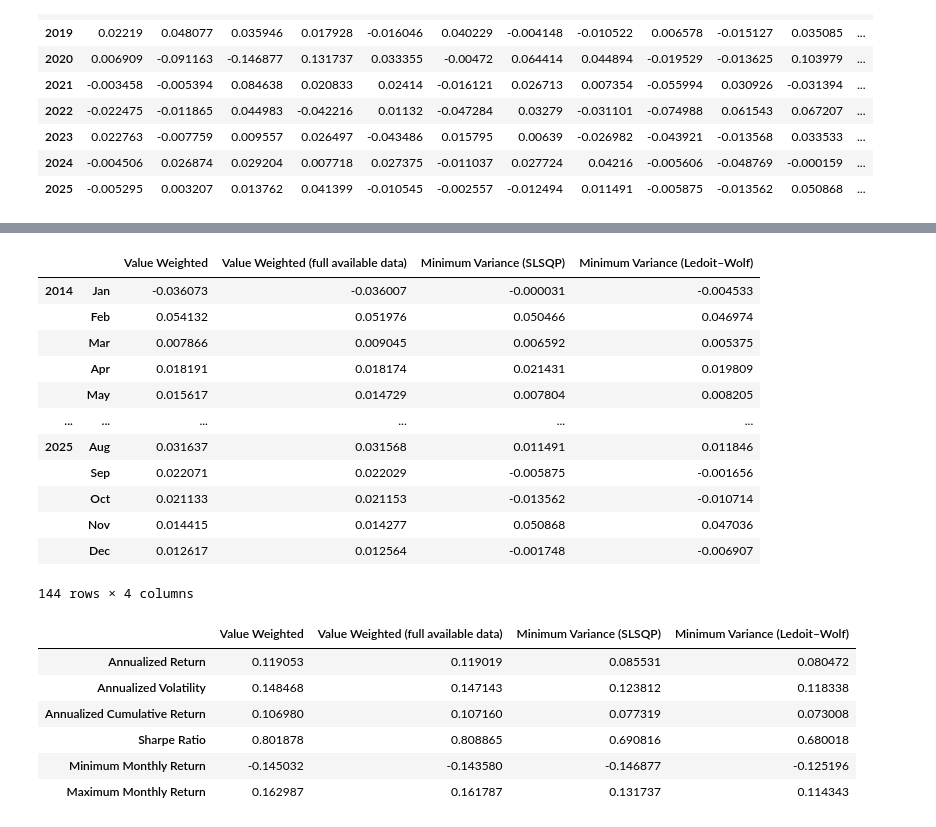
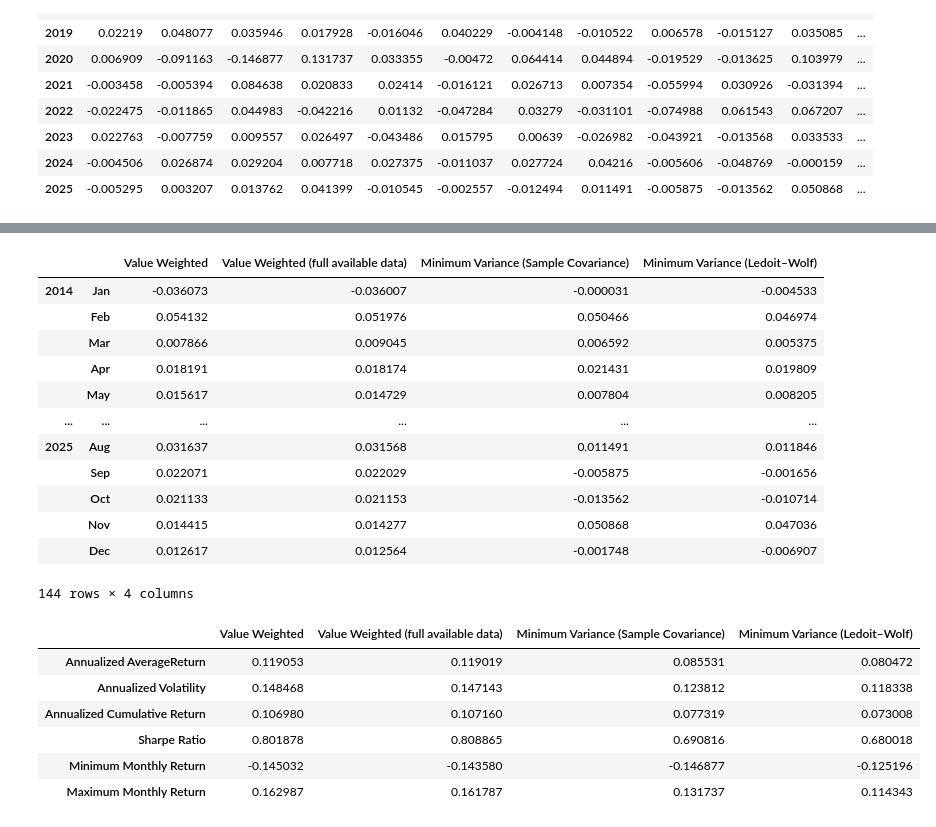
Before and after one commit to Quentinrezzo/Sustainability-Project, a Jupyter notebook: sustainability/notebook.ipynb, the cells around one changed output, grey strips where cells are left out. Drawn from its saved outputs; the diff is of its cells as text; code cells hidden in the pictures.

```diff
--- a/sustainability/notebook.ipynb
+++ b/sustainability/notebook.ipynb
@@ -1115,12 +1102,12 @@ min_var_portfolio_returns_slsqp_df
 comparison_df = pd.DataFrame({
     'Value Weighted': value_weighted_portfolio_returns_df.stack(),
     'Value Weighted (full available data)': value_weighted_portfolio_returns_fa_df.stack(),
-    'Minimum Variance (SLSQP)': min_var_portfolio_returns_slsqp_df.stack(),
+    'Minimum Variance (Sample Covariance)': min_var_portfolio_returns_slsqp_df.stack(),
     'Minimum Variance (Ledoit–Wolf)': min_var_portfolio_returns_lw_df.stack()
 })
 comparison_df
 # %% [output]
-|  |  | Value Weighted | Value Weighted (full available data) | Minimum Variance (SLSQP) | Minimum Variance (Ledoit–Wolf) |
+|  |  | Value Weighted | Value Weighted (full available data) | Minimum Variance (Sample Covariance) | Minimum Variance (Ledoit–Wolf) |
 | 2014 | Jan | -0.036073 | -0.036007 | -0.000031 | -0.004533 |
 |  | Feb | 0.054132 | 0.051976 | 0.050466 | 0.046974 |
 |  | Mar | 0.007866 | 0.009045 | 0.006592 | 0.005375 |
@@ -1136,30 +1123,30 @@ comparison_df
 # %%
 # Compute the annualized average returns, volatilities, cumulative returns, Sharpe ratios and min & max monthly returns over all the years together for each portfolio from the combined dataframe
 annualized_stats = {}
 for column in comparison_df.columns:
     avg_monthly_return = comparison_df[column].mean()
     monthly_volatility = comparison_df[column].std()
     cumulative_return = comparison_df[column].add(1).cumprod().iloc[-1]-1
     min_monthly_return = comparison_df[column].min()
     max_monthly_return = comparison_df[column].max()
 
     annualized_average_return = (1+avg_monthly_return) ** 12 - 1
     annualized_volatility = monthly_volatility * np.sqrt(12)
     annualized_cumulative_return = (1+cumulative_return) ** (1/12) - 1
     sharpe_ratio = annualized_average_return / annualized_volatility if annualized_volatility != 0 else np.nan
     annualized_stats[column] = {
-        'Annualized Return': annualized_average_return,
+        'Annualized AverageReturn': annualized_average_return,
         'Annualized Volatility': annualized_volatility,
         'Annualized Cumulative Return': annualized_cumulative_return,
         'Sharpe Ratio': sharpe_ratio,
         'Minimum Monthly Return': min_monthly_return,
         'Maximum Monthly Return': max_monthly_return
     }
 annualized_stats_df = pd.DataFrame(annualized_stats)
 annualized_stats_df
 # %% [output]
-|  | Value Weighted | Value Weighted (full available data) | Minimum Variance (SLSQP) | Minimum Variance (Ledoit–Wolf) |
-| Annualized Return | 0.119053 | 0.119019 | 0.085531 | 0.080472 |
+|  | Value Weighted | Value Weighted (full available data) | Minimum Variance (Sample Covariance) | Minimum Variance (Ledoit–Wolf) |
+| Annualized AverageReturn | 0.119053 | 0.119019 | 0.085531 | 0.080472 |
 | Annualized Volatility | 0.148468 | 0.147143 | 0.123812 | 0.118338 |
 | Annualized Cumulative Return | 0.106980 | 0.107160 | 0.077319 | 0.073008 |
 | Sharpe Ratio | 0.801878 | 0.808865 | 0.690816 | 0.680018 |
```
Also changed, not shown: parts of 7 cells of this notebook, 12 other files.
